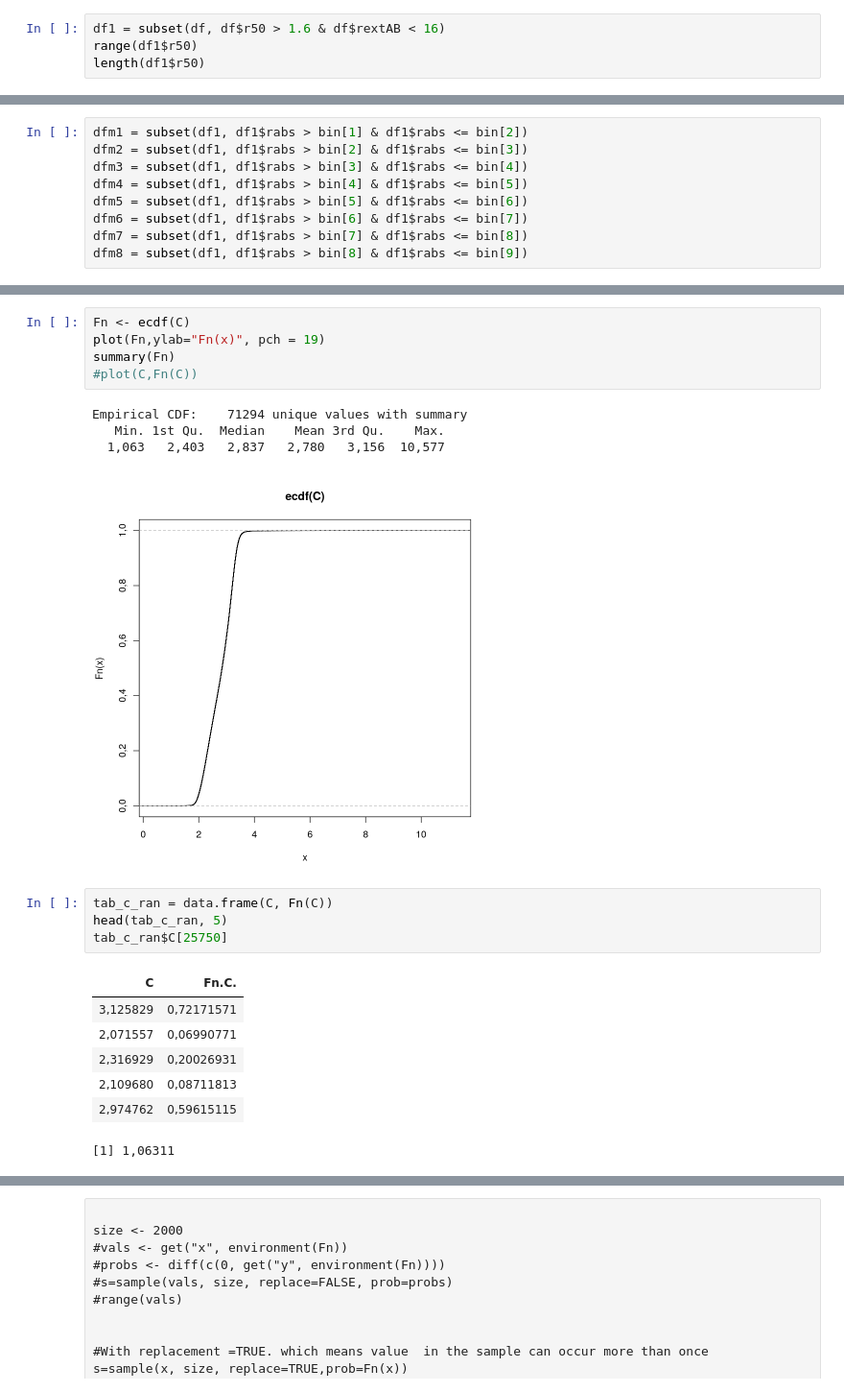
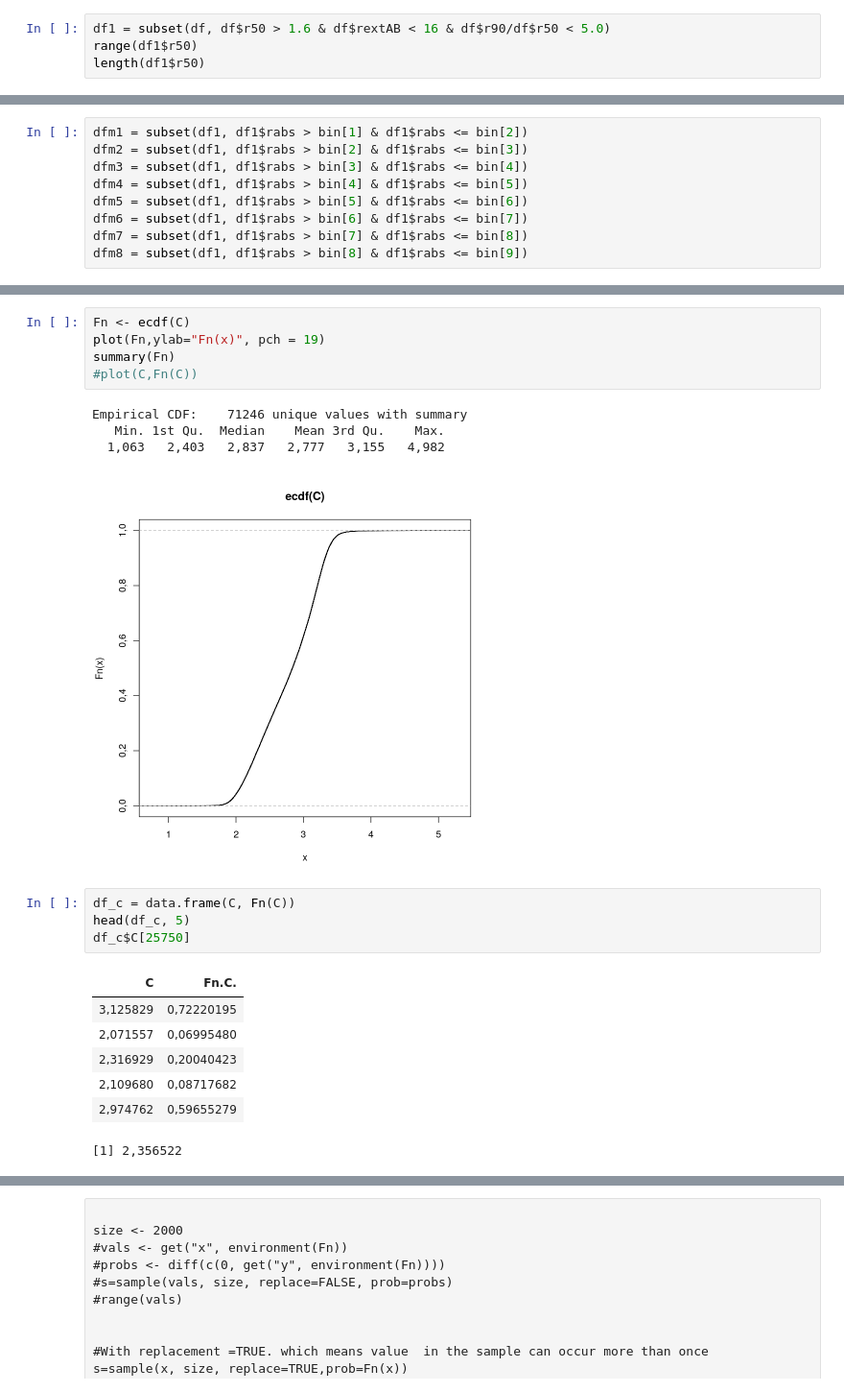
Before and after one commit to antotaverna/cg_environments, a Jupyter notebook: plots/rpetro.ipynb, the cells around one changed output, grey strips where cells are left out. Shown at 96% size. Cells and saved outputs as stored; diff of their text form.

```diff
--- a/plots/rpetro.ipynb
+++ b/plots/rpetro.ipynb
@@ -34,7 +34,7 @@ range(dfbueno$r50)
 # %% [markdown]
 ## [ df1 ] Seleccion de glx con r50 bien calculado + mr<16
 # %%
-df1 = subset(df, df$r50 > 1.6 & df$rextAB < 16)
+df1 = subset(df, df$r50 > 1.6 & df$rextAB < 16 & df$r90/df$r50 < 5.0)
 range(df1$r50)
 length(df1$r50)
 # %% [output]
@@ -128,19 +129,19 @@ plot(Fn,ylab="Fn(x)", pch = 19)
 summary(Fn)
 #plot(C,Fn(C))
 # %% [output]
-Empirical CDF:    71294 unique values with summary
+Empirical CDF:    71246 unique values with summary
    Min. 1st Qu.  Median    Mean 3rd Qu.    Max.
-  1,063   2,403   2,837   2,780   3,156  10,577
+  1,063   2,403   2,837   2,777   3,155   4,982
-[figure, old version]
+[figure, new version]
 # %%
-tab_c_ran = data.frame(C, Fn(C))
-head(tab_c_ran, 5)
-tab_c_ran$C[25750]
+df_c = data.frame(C, Fn(C))
+head(df_c, 5)
+df_c$C[25750]
 # %% [output]
 | C | Fn.C. |
-| 3,125829 | 0,72171571 |
-| 2,071557 | 0,06990771 |
-| 2,316929 | 0,20026931 |
-| 2,109680 | 0,08711813 |
-| 2,974762 | 0,59615115 |
+| 3,125829 | 0,72220195 |
+| 2,071557 | 0,06995480 |
+| 2,316929 | 0,20040423 |
+| 2,109680 | 0,08717682 |
+| 2,974762 | 0,59655279 |
-[1] 1,06311
+[1] 2,356522
```
Also changed, not shown: parts of 23 cells of this notebook.
